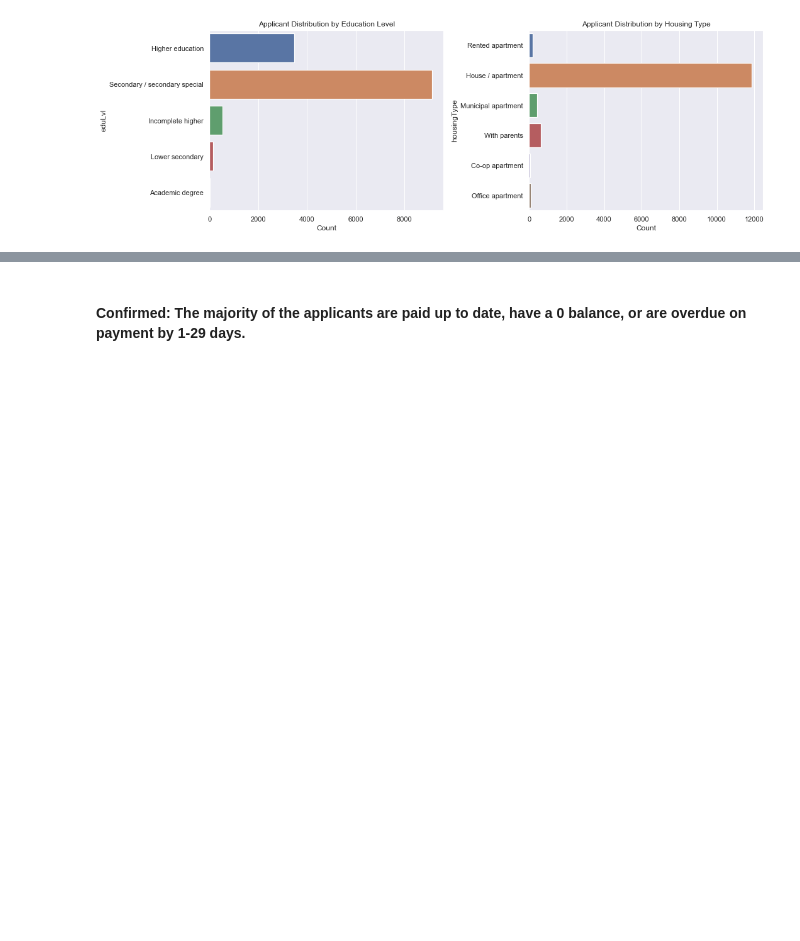
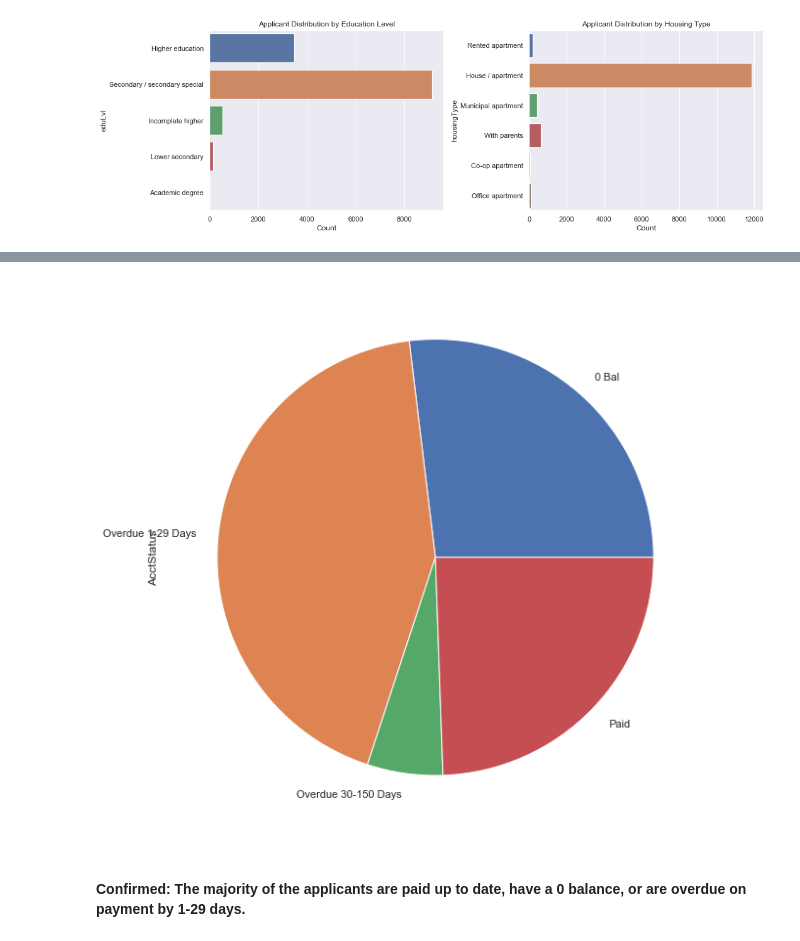
Before and after one commit to dezgarci/Final-Project, a Jupyter notebook: Notebooks/Wk3Explore.ipynb, the cells around one changed output, grey strips where cells are left out. Saved outputs shown, nothing was run; the diff lists cells and outputs as text; code cells hidden in the pictures; blank space fills up the shorter version.

```diff
--- a/Notebooks/Wk3Explore.ipynb
+++ b/Notebooks/Wk3Explore.ipynb
@@ -355,6 +390,25 @@ recordsEx2
+# %%
+# define a fxn to convert STATUS letters to something that makes sense
+def status (series):
+    if series == "C":
+        return "Paid"
+    if series == "X":
+        return "0 Bal"
+    if series == "0":
+        return "Overdue 1-29 Days"
+    if series == "1":
+        return "Overdue 30-150 Days"
+
+
+recordsEx2['AcctStatus'] = recordsEx2['STATUS'].apply(status)
+# %%
+# set figure size
+plt.rcParams['figure.figsize'] = [10, 20]
 # %%
 # plot status types
-g8 = recordsEx2.groupby('STATUS')['STATUS'].count().plot(kind='pie', y='STATUS')
+g8 = recordsEx2.groupby('AcctStatus')['AcctStatus'].count().plot(kind='pie')
+# %% [output]
+[figure, added]
 # %% [markdown]
 #### Confirmed: The majority of the applicants are paid up to date, have a 0 balance, or are overdue on payment by 1-29 days.
 # %% [markdown]
```
Also changed, not shown: parts of 26 cells of this notebook, 9 other files.
